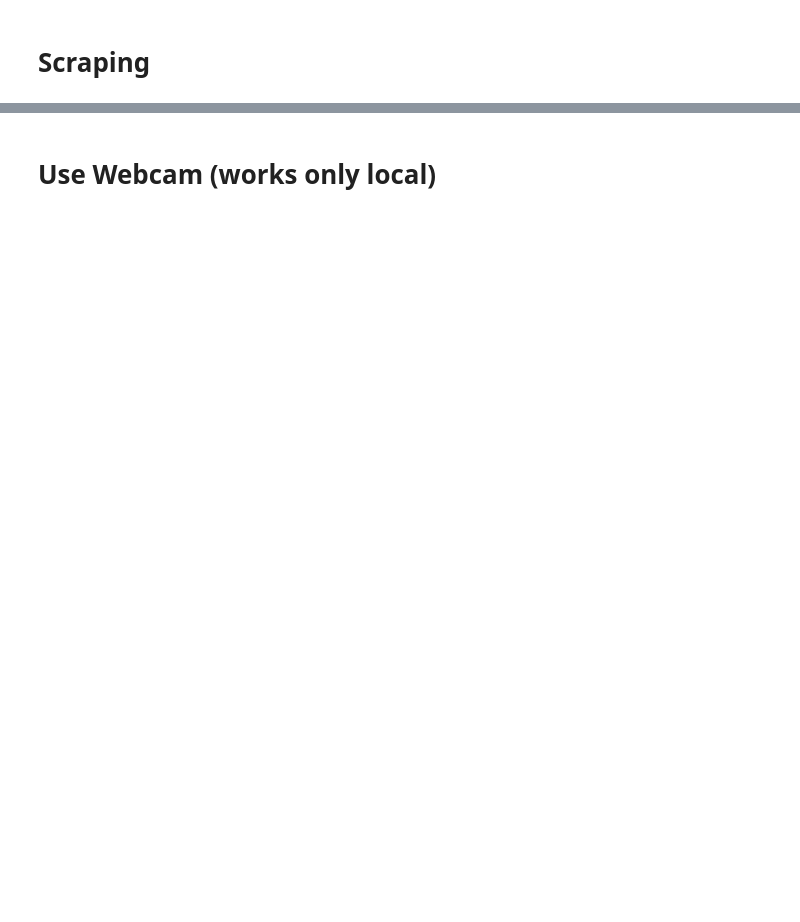
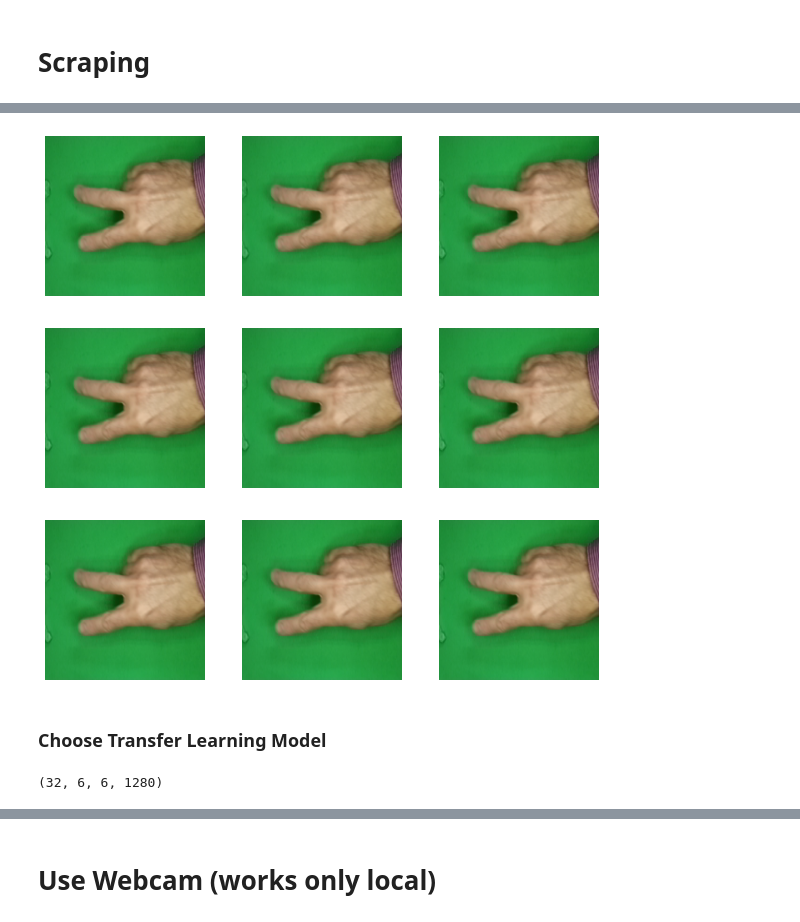
Before and after one commit to adrianbruegger/applieddatascience, a Jupyter notebook: AppliedDataScience_Project.ipynb, the cells around one changed output, grey strips where cells are left out. Cells and saved outputs as stored; diff of their text form; code cells hidden in the pictures; blank space fills up the shorter version.

```diff
--- a/AppliedDataScience_Project.ipynb
+++ b/AppliedDataScience_Project.ipynb
@@ -320,0 +192,6 @@ for i, url in enumerate(links):
+# %%
+AUTOTUNE = tf.data.AUTOTUNE
+
+train_dataset = train_dataset.prefetch(buffer_size=AUTOTUNE)
+validation_dataset = validation_dataset.prefetch(buffer_size=AUTOTUNE)
+test_dataset = test_dataset.prefetch(buffer_size=AUTOTUNE)
@@ -320,0 +200,19 @@ for i, url in enumerate(links):
+# %%
+with tf.device('/cpu:0'):
+    data_augmentation = tf.keras.Sequential([
+      tf.keras.layers.RandomRotation(0.3, fill_mode='reflect', interpolation='bilinear', seed=None, fill_value=0.0) ###### INSERT HERE KERAS LAYERS TO PERFORM DATA AUGMENTAION######
+    ])
+# %%
+with tf.device('/cpu:0'):
+    for image, _ in train_dataset.take(1):
+      plt.figure(figsize=(10, 10))
+      first_image = image[0]
+      for i in range(9):
+        ax = plt.subplot(3, 3, i + 1)
+        augmented_image = data_augmentation(tf.expand_dims(first_image, 0))
+        plt.imshow(augmented_image[0] / 255)
+        plt.axis('off')
+# %% [output]
+[figure, added]
+# %% [markdown]
+### Choose Transfer Learning Model
@@ -320,0 +228,6 @@ for i, url in enumerate(links):
+# %%
+image_batch, label_batch = next(iter(train_dataset))
+feature_batch = base_model(image_batch)
+print(feature_batch.shape)
+# %% [output]
+(32, 6, 6, 1280)
```
Also changed, not shown: parts of 60 cells of this notebook.
